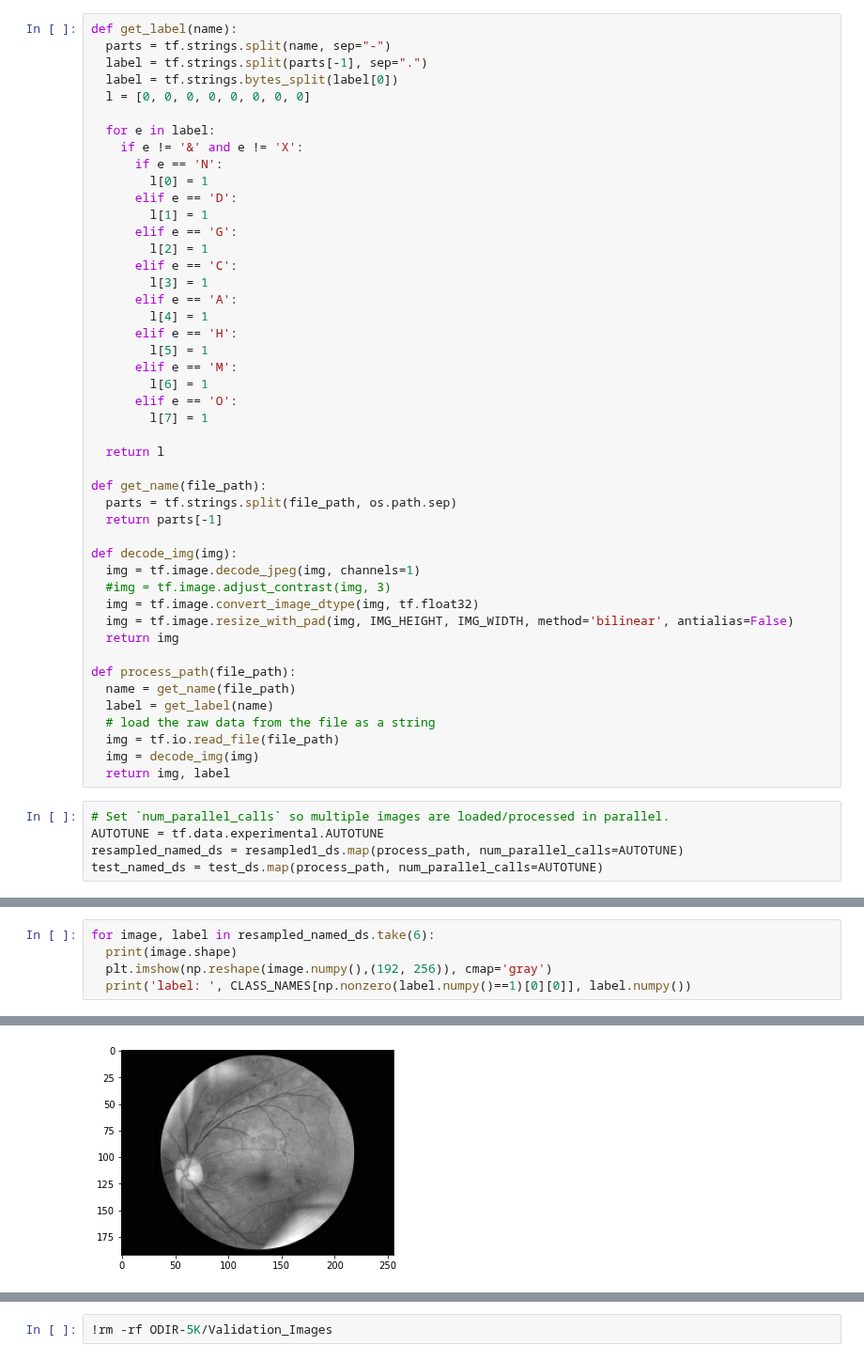
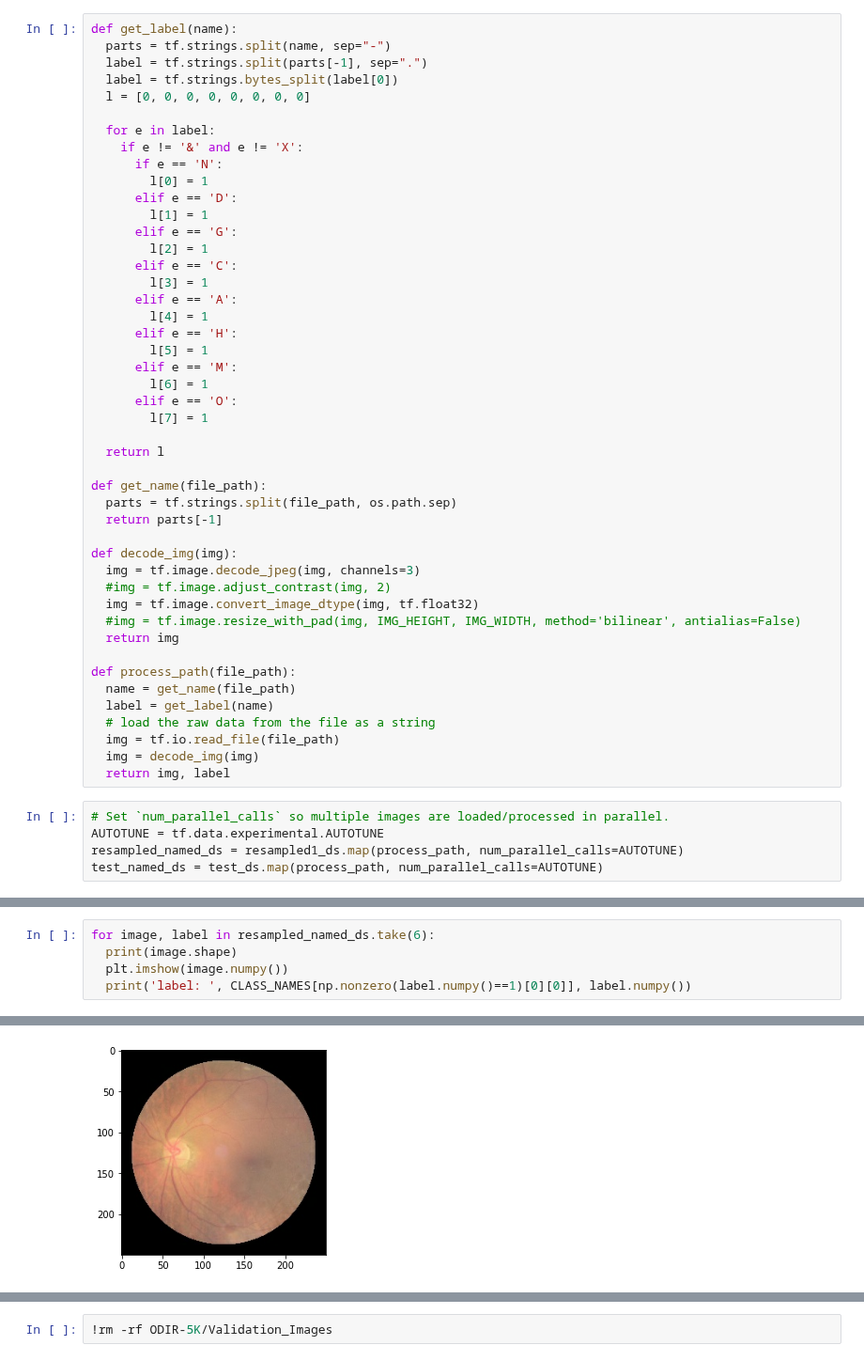
Before and after one commit to GrzegorzMeller/AlgorithmsForMassiveData, a Jupyter notebook: OCULAR_DISEASE_RECOGNITION.ipynb, the cells around one changed output, grey strips where cells are left out. Shown at 94% size. Saved outputs shown, nothing was run; the diff lists cells and outputs as text.

```diff
--- a/OCULAR_DISEASE_RECOGNITION.ipynb
+++ b/OCULAR_DISEASE_RECOGNITION.ipynb
@@ -110,10 +94,10 @@ def get_name(file_path):
   return parts[-1]
 
 def decode_img(img):
-  img = tf.image.decode_jpeg(img, channels=1)
-  #img = tf.image.adjust_contrast(img, 3)
+  img = tf.image.decode_jpeg(img, channels=3)
+  #img = tf.image.adjust_contrast(img, 2)
   img = tf.image.convert_image_dtype(img, tf.float32)
-  img = tf.image.resize_with_pad(img, IMG_HEIGHT, IMG_WIDTH, method='bilinear', antialias=False)
+  #img = tf.image.resize_with_pad(img, IMG_HEIGHT, IMG_WIDTH, method='bilinear', antialias=False)
   return img
 
 def process_path(file_path):
@@ -131,6 +125,6 @@ test_named_ds = test_ds.map(process_path, num_parallel_calls=AUTOTUNE)
 # %%
 for image, label in resampled_named_ds.take(6):
   print(image.shape)
-  plt.imshow(np.reshape(image.numpy(),(192, 256)), cmap='gray')
+  plt.imshow(image.numpy())
   print('label: ', CLASS_NAMES[np.nonzero(label.numpy()==1)[0][0]], label.numpy())
 # %% [output]
@@ -149,4 +143,4 @@ label:  D [0 1 0 0 0 0 0 1]
-[figure, old version]
+[figure, new version]
 # %%
 def randomly_augment(image,label):
   image = tf.image.random_flip_left_right(image)
```
Also changed, not shown: parts of 16 cells of this notebook.
